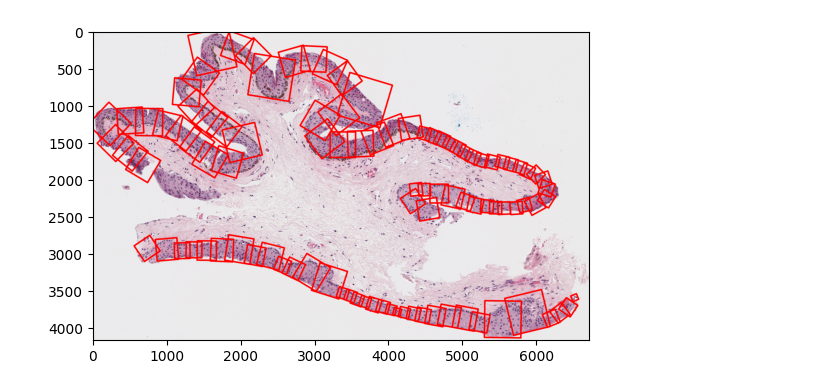
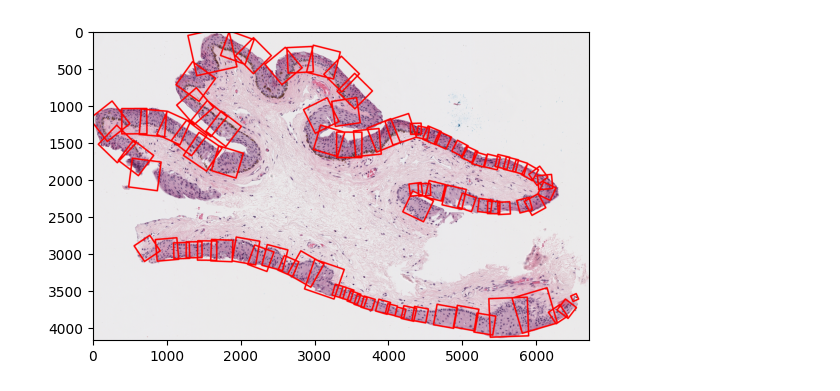
Before and after one commit to arvindkrishna87/STAT390_WI2025, a Jupyter notebook: Presentation 5/Thinkers/Kota Suzuki/kotap5_patching_code.ipynb, the cells around one changed output. Drawn from its saved outputs; the diff is of its cells as text; code cells hidden in the pictures.

```diff
--- a/Presentation 5/Thinkers/Kota Suzuki/kotap5_patching_code.ipynb
+++ b/Presentation 5/Thinkers/Kota Suzuki/kotap5_patching_code.ipynb
@@ -51,6 +54,40 @@ def patch_overlap(square1,square2):
     intersection_area = square1.intersection(square2).area
     smallest_area = min(square1.area,square2.area)
     return intersection_area/smallest_area
+
+def sample_line_pixels(start, end, mask):
+    x1, y1 = map(int, start)
+    x2, y2 = map(int, end)
+
+    # Get points along the line
+    num_points = max(abs(x2 - x1), abs(y2 - y1), 1)
+    x_values = np.linspace(x1, x2, num_points).astype(int)
+    y_values = np.linspace(y1, y2, num_points).astype(int)
+
+    x_values = np.clip(x_values, 0, mask.shape[1] - 1)
+    y_values = np.clip(y_values, 0, mask.shape[0] - 1)
+
+    return mask[y_values, x_values]
+
+
+def epithelium_to_background(pixel_values, max_background_fraction=0.005):
+    non_zero_indices = np.where(pixel_values > 0)[0]
+
+    if len(non_zero_indices) < 2:
+        return False
+
+    first_epithelium = non_zero_indices[0]
+    last_epithelium = non_zero_indices[-1]
+
+    region_between = pixel_values[first_epithelium:last_epithelium]
+    num_background = np.count_nonzero(region_between == 0)
+    total_region = len(region_between)
+
+    if num_background / total_region > max_background_fraction:
+        return True
+
+    return False
+
 
 # Reading data
 tissue_slice = cv2.cvtColor(cv2.imread("cases/" + slice_name), cv2.COLOR_BGR2RGB)
@@ -101,6 +138,7 @@ for contour in contours:
 
 all_patches = []
 all_patch_lengths = []
+skipped_points = []
 height, width = epithelium_mask_2D.shape
 
 # Finding patch corners on each contour
@@ -122,10 +160,9 @@ for c in range(len(contours)):
         steps = np.arange(0, max_width, step_size)[:, None]
         normal_points = np.clip(point - steps * contour_normals[i], 0, [width - 1, height - 1]).astype(int)
 
-        pixel_values = epithelium_mask_2D[normal_points[:, 1], normal_points[:, 0]]
+        pixel_values_normal = epithelium_mask_2D[normal_points[:, 1], normal_points[:, 0]]
 
-        stop = np.where(pixel_values == 0)[0]
-
+        stop = np.where(pixel_values_normal == 0)[0]
         epithelium_width = stop[0] * step_size if stop.size > 0 else max_width
 
         patch_length = int(epithelium_width * extension_factor)
@@ -140,8 +177,49 @@ for c in range(len(contours)):
             point - (contour_tangents[i] * half_patch_length) - (contour_normals[i] * patch_length),
             point + (contour_tangents[i] * half_patch_length) - (contour_normals[i] * patch_length)
         ])
+
+        side_pixel_values = [
+            sample_line_pixels(corners[0], corners[1], epithelium_mask_2D),
+            sample_line_pixels(corners[1], corners[2], epithelium_mask_2D),
+            sample_line_pixels(corners[2], corners[3], epithelium_mask_2D),
+            sample_line_pixels(corners[3], corners[0], epithelium_mask_2D)
+        ]
+
+        if any(epithelium_to_background(side_values) for side_values in side_pixel_values):
+            skipped_points.append(point)
+            continue
+
         squares.append(corners)
         contour_patch_lengths.append(patch_length)
+
+    retry_patches = []
+    retry_patch_lengths = []
+
+    for point in skipped_points:
+        for scale_factor in [0.75, 0.5, 0.25]:  # Try reducing patch size
+            new_patch_length = int(patch_length * scale_factor)
+            if new_patch_length < min_patch_length:
+                continue  # Skip if too small
+
+        half_new_patch_length = new_patch_length // 2
+        corners = np.array([
+            point + (contour_tangents[i] * half_new_patch_length),
+            point - (contour_tangents[i] * half_new_patch_length),
+            point - (contour_tangents[i] * half_new_patch_length) - (contour_normals[i] * new_patch_length),
+            point + (contour_tangents[i] * half_new_patch_length) - (contour_normals[i] * new_patch_length)
+        ])
+
+        side_pixel_values = [
+            sample_line_pixels(corners[0], corners[1], epithelium_mask_2D),
+            sample_line_pixels(corners[1], corners[2], epithelium_mask_2D),
+            sample_line_pixels(corners[2], corners[3], epithelium_mask_2D),
+            sample_line_pixels(corners[3], corners[0], epithelium_mask_2D)
+        ]
+
+        if not any(epithelium_to_background(side_values) for side_values in side_pixel_values):
+            retry_patches.append(corners)
+            retry_patch_lengths.append(new_patch_length)
+            break  # Stop retrying for this point if successful
     all_patches.append(squares)
     all_patch_lengths.append(contour_patch_lengths)
 
@@ -187,34 +265,34 @@ number_of_patch_mask_pixels = np.count_nonzero(patch_mask > 0)
 covered_epithelium_pixels = np.count_nonzero((patch_mask > 0) & (epithelium_mask_2D > 0))
 covered_background_pixels = np.count_nonzero((patch_mask > 0) & (epithelium_mask_2D == 0))
 
 total_epithelium_coverage = (covered_epithelium_pixels / total_epithelium_pixels*100)
 background_pixel_percent = (covered_background_pixels / number_of_patch_mask_pixels*100)
 score = weight_epithelium_coverage*total_epithelium_coverage + weight_background_pixels*(100 - background_pixel_percent)
 
 # Exporting performance metrics and parameter values
 metrics = pd.DataFrame({'Metric':['total_epithelium_coverage', 'background_pixel_percent',
                        'score', 'extension_factor', 'step_size',
                        'max_width', 'overlap_threshold'],
               'Value':[total_epithelium_coverage, background_pixel_percent, score,
                extension_factor, step_size, max_width, overlap_threshold]})
 
 metrics.to_csv(metrics_file_name, index=False)
 
 # Exporting patch lengths
 max_length = max(len(contour_patch_lengths) for contour_patch_lengths in all_selected_patch_lengths)
 
 padded_list = [contour_patch_lengths + [''] * (max_length - len(contour_patch_lengths)) \
                for contour_patch_lengths in all_selected_patch_lengths]
 
 transposed_list = list(map(list, zip(*padded_list)))
 
 with open(patch_length_filename, mode='w', newline='') as file:
     writer = csv.writer(file)
     writer.writerows(transposed_list)
 
 plt.imshow(selected_patches_on_slice);
 # %% [output]
-[figure, old version]
+[figure, new version]
 # %%
 print(f"Total Coverage: {total_epithelium_coverage:.2f}%")
 print(f"Background Pixel Percentage: {background_pixel_percent:.2f}%")
```
Also changed, not shown: parts of 2 cells of this notebook, 4 other files.
